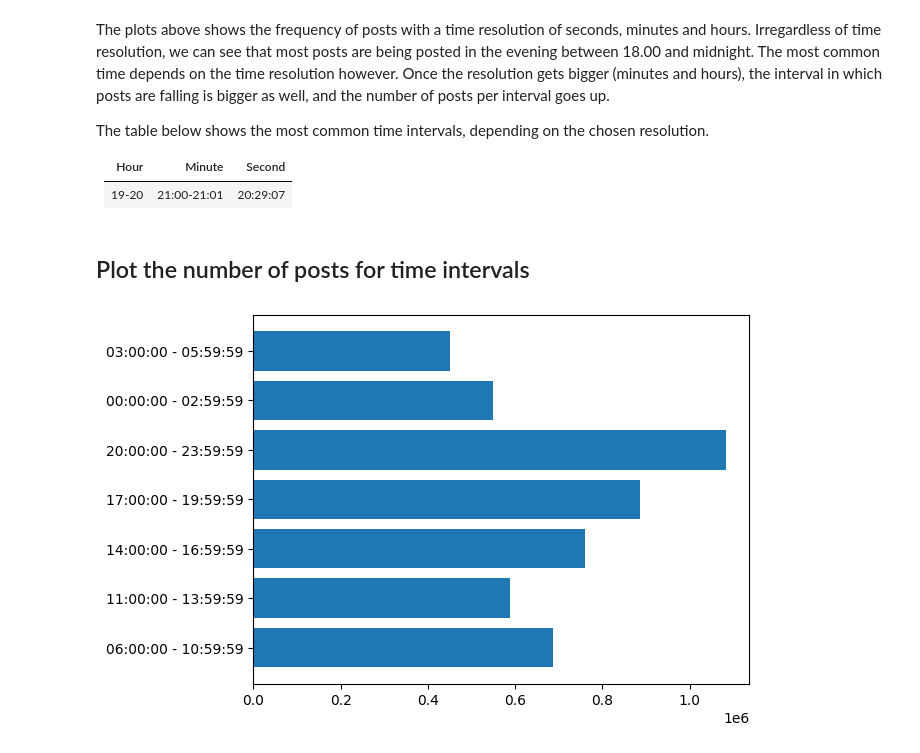
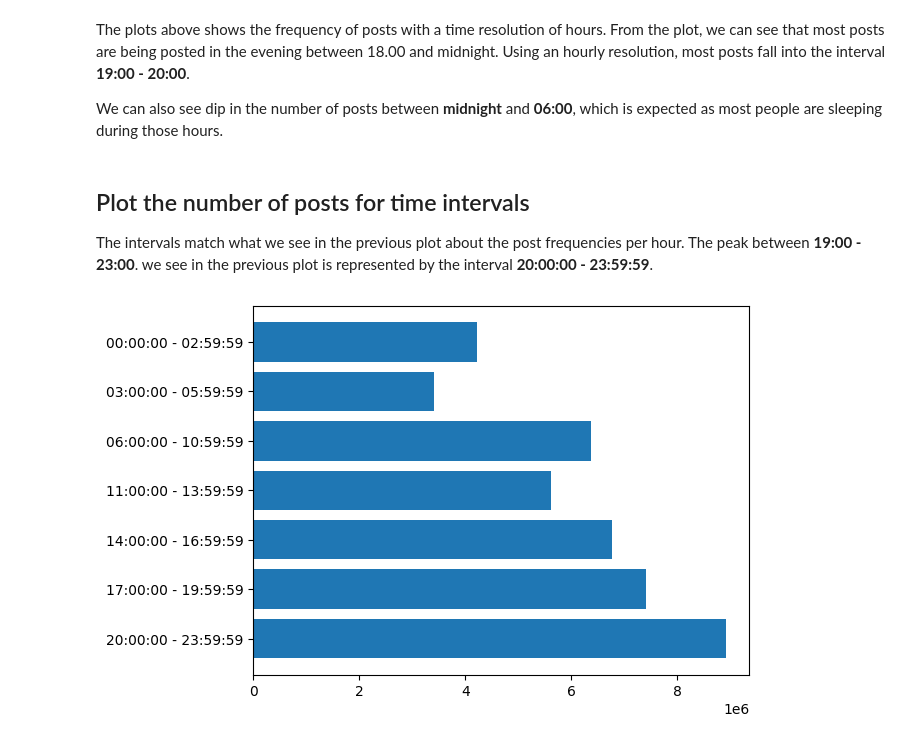
Before and after one commit to jonasbarth/adm-2022-hw-2, a Jupyter notebook: rq3.ipynb, the cells around one changed output. Saved outputs shown, nothing was run; the diff lists cells and outputs as text; code cells hidden in the pictures.

Commit message:
RQ3 * simplify notebook by only querying for hours * remove now unused methods and enum * simplify methods for querying for posts in intervals

```diff
--- a/rq3.ipynb
+++ b/rq3.ipynb
@@ -7,2 +10,5 @@ from posts import most_common_times, plot_posts_intervals, TimePrecision
+# %%
+posts = pd.read_csv('data/instagram_posts.csv', sep='\t', usecols=['cts'], parse_dates=['cts'])
+posts = posts.dropna()
 # %% [markdown]
 ## What is the most common time in which users publish their posts?
@@ -50,16 +40,13 @@ ax[2].set_title('The frequency of posts per hour');
 # %% [markdown]
-The plots above shows the frequency of posts with a time resolution of seconds, minutes and hours. Irregardless of time resolution, we can see that most posts are being posted in the evening between 18.00 and midnight. The most common time depends on the time resolution however. Once the resolution gets bigger (minutes and hours), the interval in which posts are falling is bigger as well, and the number of posts per interval goes up.
+The plots above shows the frequency of posts with a time resolution of hours. From the plot, we can see that most posts are being posted in the evening between 18.00 and midnight. Using an hourly resolution, most posts fall into the interval **19:00 - 20:00**.
 
-The table below shows the most common time intervals, depending on the chosen resolution.
-
-| Hour | Minute | Second |
-|---|---|---|
-|19-20|21:00-21:01|20:29:07|
+We can also see dip in the number of posts between **midnight** and **06:00**, which is expected as most people are sleeping during those hours.
 # %% [markdown]
 ## Plot the number of posts for time intervals
+The intervals match what we see in the previous plot about the post frequencies per hour. The peak between **19:00 - 23:00**. we see in the previous plot is represented by the interval **20:00:00 - 23:59:59**.
 # %%
 intervals = [("06:00:00", "10:59:59"), ("11:00:00", "13:59:59"), ("14:00:00", "16:59:59"), ("17:00:00", "19:59:59"), ("20:00:00", "23:59:59"), ("00:00:00", "02:59:59"), ("03:00:00",  "05:59:59")]
 
-plot_posts_intervals(intervals);
+plot_posts_intervals(posts, intervals);
 # %% [output]
-[figure, old version]
+[figure, new version]
```
Also changed, not shown: parts of 13 cells of this notebook, 3 other files.
